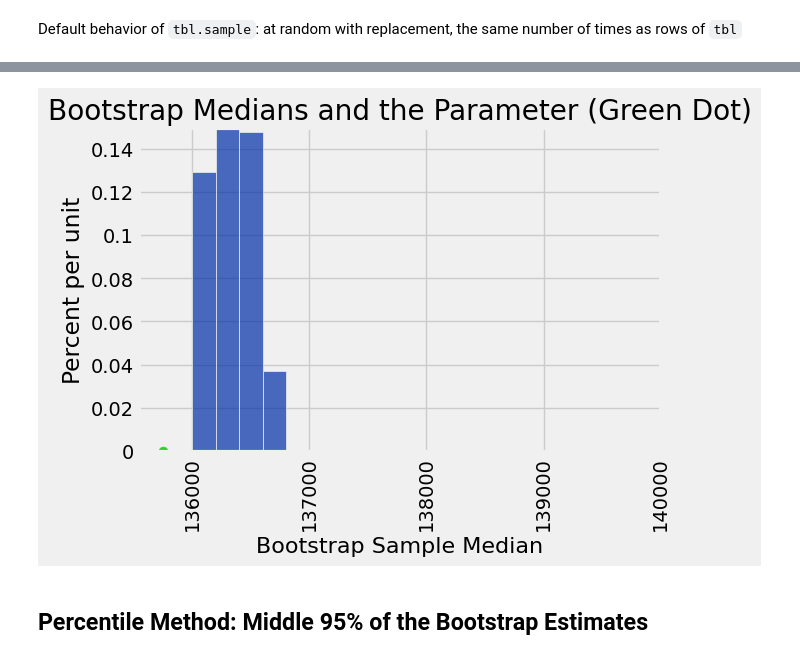
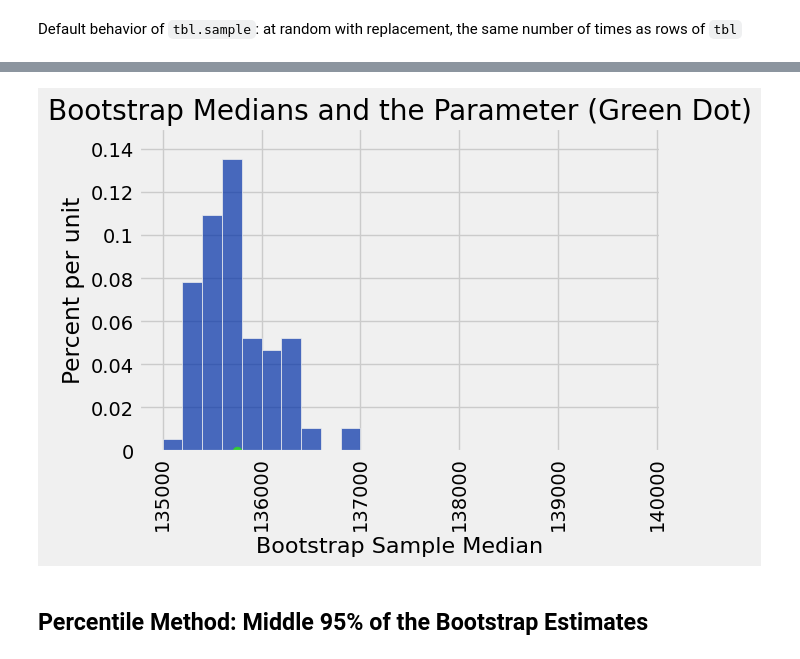
Before and after one commit to cplahn/cplahn_DATA_Fall, a Jupyter notebook: bootstrap/bootstrapping.ipynb, the cells around one changed output, grey strips where cells are left out. Saved outputs shown, nothing was run; the diff lists cells and outputs as text; code cells hidden in the pictures.

```diff
--- a/bootstrap/bootstrapping.ipynb
+++ b/bootstrap/bootstrapping.ipynb
@@ -158,16 +158,16 @@ array([ 135511.,  135438.,  136316.,  135770.,  135768.,  135878.,
 # %%
 resampled_medians = Table().with_column('Bootstrap Sample Median', bootstrap_medians)
 
-median_bins=np.arange(136000, 140000, 200)
+median_bins=np.arange(135000, 140000, 200)
 resampled_medians.hist(bins = median_bins)
 
 # Plotting parameters; you can ignore this code
 parameter_green = '#32CD32'
 plots.ylim(-0.000005, 0.0015)
 plots.scatter(pop_median, 0, color=parameter_green, s=40, zorder=2)
 plots.title('Bootstrap Medians and the Parameter (Green Dot)');
 # %% [output]
-[figure, old version]
+[figure, new version]
 # %% [markdown]
 ## Percentile Method: Middle 95% of the Bootstrap Estimates
 # %%
```
Also changed, not shown: parts of 5 cells of this notebook, 4 other files.
